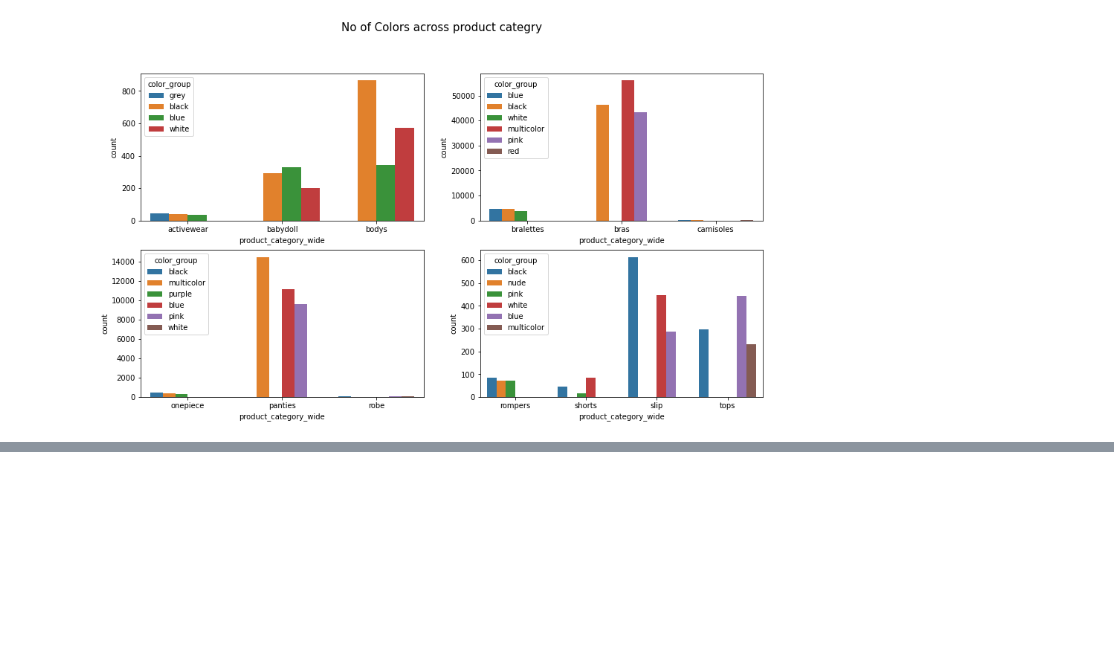
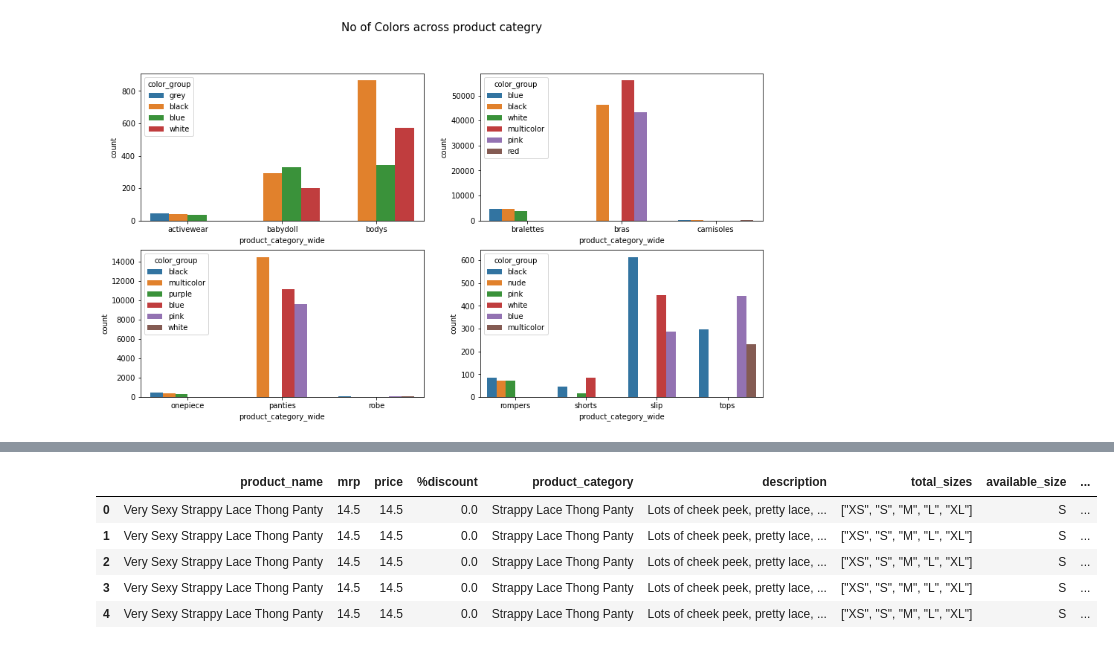
Before and after one commit to shardul-rajhans/fashion-price-prediction, a Jupyter notebook: EDA_Price_Prediction.ipynb, the cells around one changed output, grey strips where cells are left out. Saved outputs shown, nothing was run; the diff lists cells and outputs as text; code cells hidden in the pictures; blank space fills up the shorter version.

```diff
--- a/EDA_Price_Prediction.ipynb
+++ b/EDA_Price_Prediction.ipynb
@@ -482,0 +494,11 @@ plt.show()
+# %%
+# %discount calculation for each product.
+victoria_secret_s.insert(3, '%discount', round((1-(victoria_secret_s.price/victoria_secret_s.mrp))*100, 2))
+victoria_secret_s.head()
+# %% [output]
+|  | product_name | mrp | price | %discount | product_category | description | total_sizes | available_size | ... |
+| 0 | Very Sexy Strappy Lace Thong Panty | 14.5 | 14.5 | 0.0 | Strappy Lace Thong Panty | Lots of cheek peek, pretty lace, ... | ["XS", "S", "M", "L", "XL"] | S | ... |
+| 1 | Very Sexy Strappy Lace Thong Panty | 14.5 | 14.5 | 0.0 | Strappy Lace Thong Panty | Lots of cheek peek, pretty lace, ... | ["XS", "S", "M", "L", "XL"] | S | ... |
+| 2 | Very Sexy Strappy Lace Thong Panty | 14.5 | 14.5 | 0.0 | Strappy Lace Thong Panty | Lots of cheek peek, pretty lace, ... | ["XS", "S", "M", "L", "XL"] | S | ... |
+| 3 | Very Sexy Strappy Lace Thong Panty | 14.5 | 14.5 | 0.0 | Strappy Lace Thong Panty | Lots of cheek peek, pretty lace, ... | ["XS", "S", "M", "L", "XL"] | S | ... |
+| 4 | Very Sexy Strappy Lace Thong Panty | 14.5 | 14.5 | 0.0 | Strappy Lace Thong Panty | Lots of cheek peek, pretty lace, ... | ["XS", "S", "M", "L", "XL"] | S | ... |
```
Also changed, not shown: parts of 6 cells of this notebook, 2 other files.
